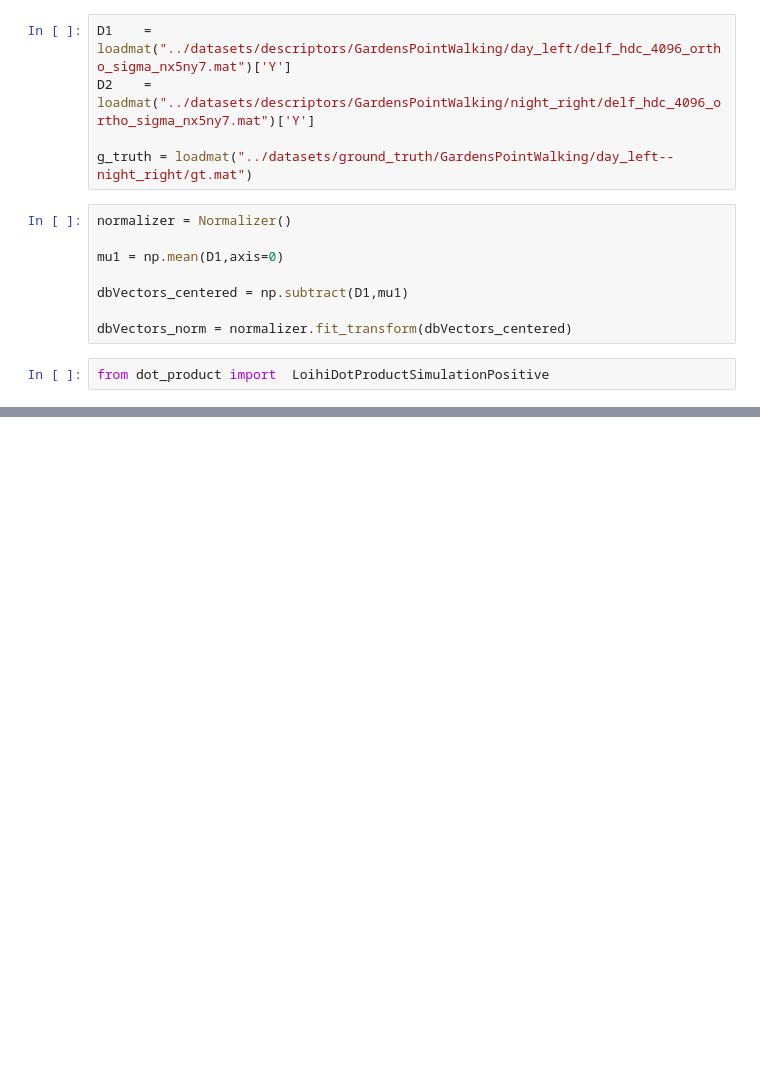
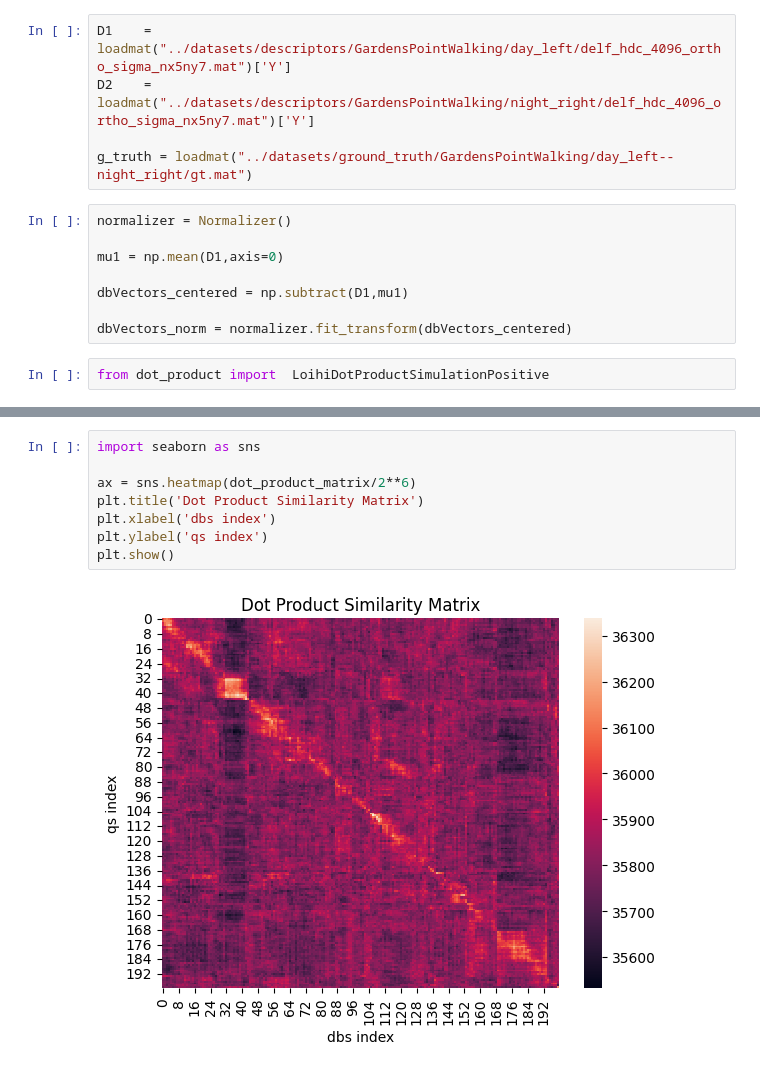
Before and after one commit to vidurayashan/VPR_Loihi, a Jupyter notebook: experiments/test_1.ipynb, the cells around one changed output, grey strips where cells are left out. Cells and saved outputs as stored; diff of their text form; blank space fills up the shorter version.

```diff
--- a/experiments/test_1.ipynb
+++ b/experiments/test_1.ipynb
@@ -75,3 +120,13 @@ DD = dot.run()
+# %%
+import seaborn as sns
+
+ax = sns.heatmap(dot_product_matrix/2**6)
+plt.title('Dot Product Similarity Matrix')
+plt.xlabel('dbs index')
+plt.ylabel('qs index')
+plt.show()
+# %% [output]
+[figure, added]
 # %%
 import seaborn as sns
 
```
Also changed, not shown: parts of 8 cells of this notebook, 3 other files.
